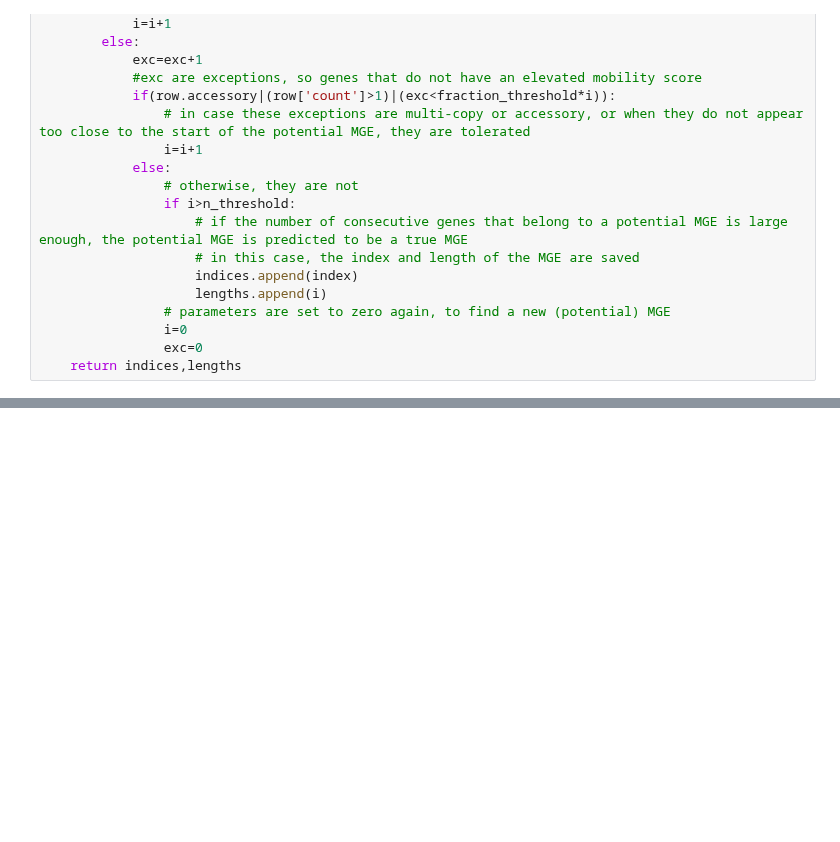
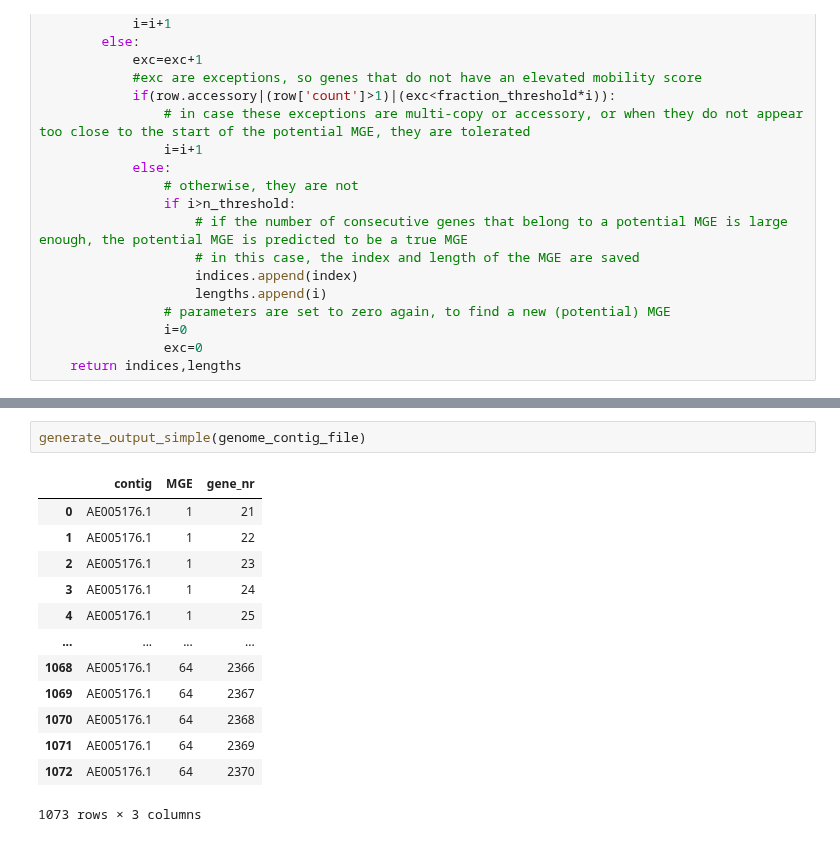
Before and after one commit to LoreVanSantvliet/Thesis, a Jupyter notebook: MGE_Detection.ipynb, the cells around one changed output, grey strips where cells are left out. Drawn from its saved outputs; the diff is of its cells as text; blank space fills up the shorter version.

```diff
--- a/MGE_Detection.ipynb
+++ b/MGE_Detection.ipynb
@@ -175,0 +321,16 @@ generate_output(genome2_file)
+# %%
+generate_output_simple(genome_contig_file)
+# %% [output]
+|  | contig | MGE | gene_nr |
+| 0 | AE005176.1 | 1 | 21 |
+| 1 | AE005176.1 | 1 | 22 |
+| 2 | AE005176.1 | 1 | 23 |
+| 3 | AE005176.1 | 1 | 24 |
+| 4 | AE005176.1 | 1 | 25 |
+| ... | ... | ... | ... |
+| 1068 | AE005176.1 | 64 | 2366 |
+| 1069 | AE005176.1 | 64 | 2367 |
+| 1070 | AE005176.1 | 64 | 2368 |
+| 1071 | AE005176.1 | 64 | 2369 |
+| 1072 | AE005176.1 | 64 | 2370 |
+1073 rows × 3 columns
```
Also changed, not shown: parts of 23 cells of this notebook, 23 other files.
